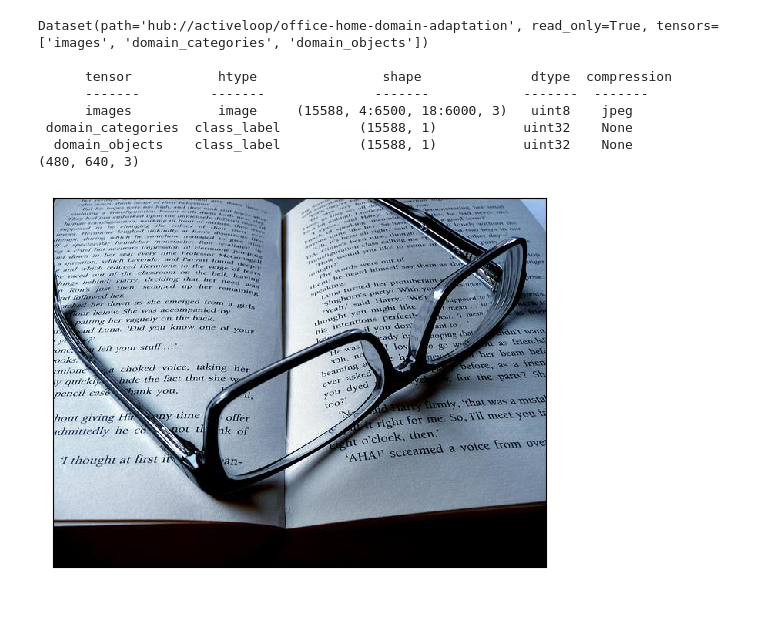
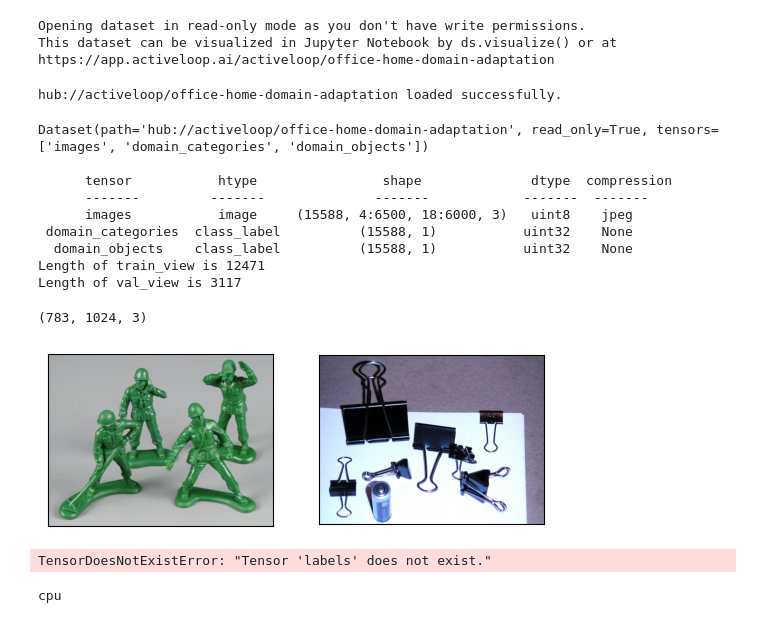
Before and after one commit to Robbie54/aiProject, a Jupyter notebook: main.ipynb, the cells around one changed output. Drawn from its saved outputs; the diff is of its cells as text; code cells hidden in the pictures.

Commit message:
preprocessing and training

```diff
--- a/main.ipynb
+++ b/main.ipynb
@@ -16,2 +1,40 @@ hub://activeloop/office-home-domain-adaptation loaded successfully.
+# %%
+import deeplake
+from PIL import Image
+import numpy as np
+import os, time
+import random
+import torch
+from torchvision import transforms, models
+import getpass
+
+# #dataset hosted by activeloop
+ds = deeplake.load('hub://activeloop/office-home-domain-adaptation')
+
+#summary of dataset tensors
+ds.summary()
+
+ds_train, ds_test = ds.random_split([0.8, 0.2])
+
+print(f"Length of train_view is {len(ds_train)}")
+print(f"Length of val_view is {len(ds_test)}")
+
+# Connect to the training and testing datasets
+# ds_train = deeplake.load('hub://activeloop/fashion-mnist-train')
+# ds_test = deeplake.load('hub://activeloop/fashion-mnist-test')
+# ds_train.summary()
+# %% [output]
+Opening dataset in read-only mode as you don't have write permissions.
+This dataset can be visualized in Jupyter Notebook by ds.visualize() or at https://app.activeloop.ai/activeloop/office-home-domain-adaptation
+hub://activeloop/office-home-domain-adaptation loaded successfully.
+Dataset(path='hub://activeloop/office-home-domain-adaptation', read_only=True, tensors=['images', 'domain_categories', 'domain_objects'])
+
+      tensor           htype                shape              dtype  compression
+      -------         -------              -------            -------  -------
+      images           image     (15588, 4:6500, 18:6000, 3)   uint8    jpeg
+ domain_categories  class_label          (15588, 1)           uint32    None
+  domain_objects    class_label          (15588, 1)           uint32    None
+Length of train_view is 12471
+Length of val_view is 3117
 # %%
 #function to show images
@@ -34,24 +56,15 @@ def show(imgs):
 # %%
 
 # Indexing
-img = ds.images[0].numpy()              # Fetch the 1st image and return a NumPy array
+img = ds_train.images[0:2].numpy(aslist=True)              # Fetch the 1st image and return a NumPy array
 
-print(img.shape)
+print(img[0].shape)
 show(img)
 
+# labels = ds.labels[0].numpy(aslist=True)
 
 
-
-# dataloader = ds.pytorch(num_workers = 0, batch_size= 4, shuffle = False)
-
-# dataloader = ds.tensorflow()
+#might need to use compression on the data
 # %% [output]
-Dataset(path='hub://activeloop/office-home-domain-adaptation', read_only=True, tensors=['images', 'domain_categories', 'domain_objects'])
-
-      tensor           htype                shape              dtype  compression
-      -------         -------              -------            -------  -------
-      images           image     (15588, 4:6500, 18:6000, 3)   uint8    jpeg
- domain_categories  class_label          (15588, 1)           uint32    None
-  domain_objects    class_label          (15588, 1)           uint32    None
-(480, 640, 3)
+(783, 1024, 3)
-[figure, old version]
+[figure, new version]
@@ -57,0 +79,13 @@ Dataset(path='hub://activeloop/office-home-domain-adaptation', read_only=True, t
+# %%
+batch_size = 32 #we set the batch size depends on gpu/cpu processing capabilities 32 should be fine (pretty small)
+
+# Since torchvision transforms expect PIL images, we use the 'pil' decode_method for the 'images' tensor. This is much faster than running ToPILImage inside the transform
+train_loader = ds_train.pytorch(num_workers = 0, shuffle = True, transform = {'images': tform, 'labels': None}, batch_size = batch_size, decode_method = {'images': 'pil'})
+test_loader = ds_test.pytorch(num_workers = 0, transform = {'images': tform, 'labels': None}, batch_size = batch_size, decode_method = {'images': 'pil'})
+# %% [output]
+TensorDoesNotExistError: "Tensor 'labels' does not exist."
+# %%
+device = torch.device('cuda') if torch.cuda.is_available() else torch.device('cpu') #doubt anyone got cuda but if you do its gonna be way quicker :)
+print(device)
+# %% [output]
+cpu
```
Also changed, not shown: parts of 6 cells of this notebook, 1 other file.
